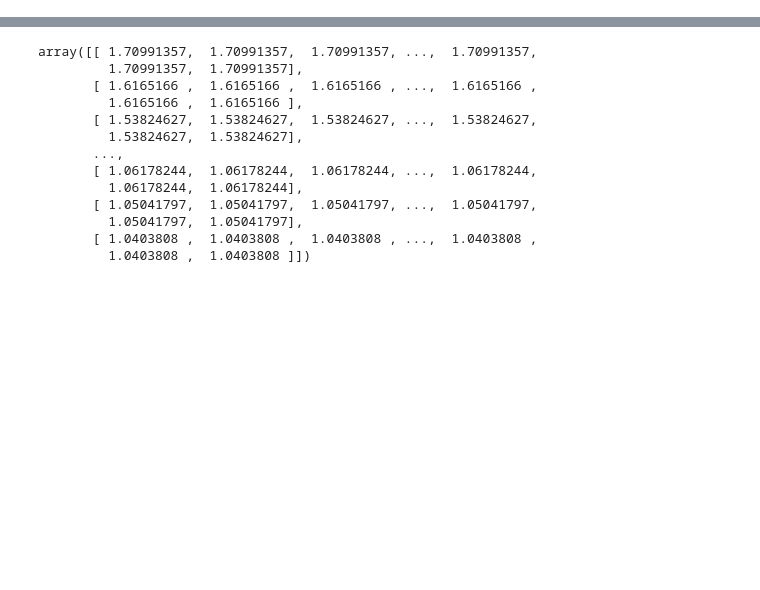
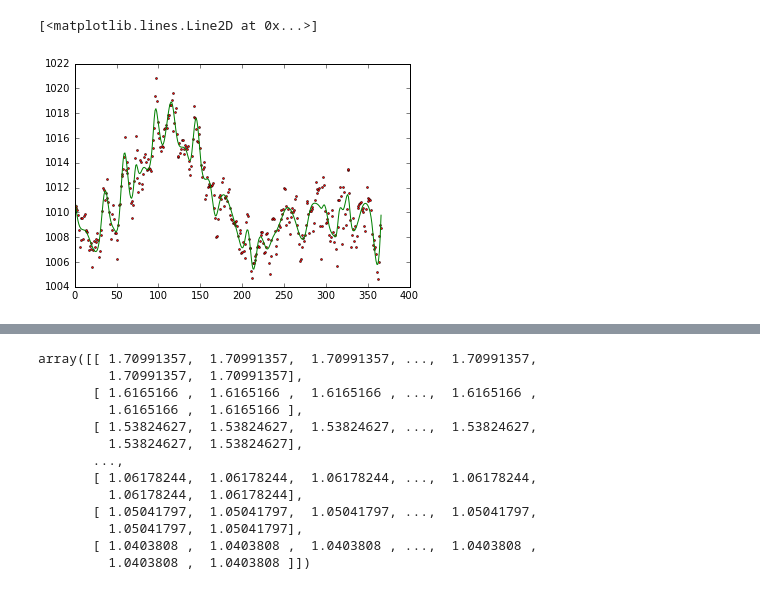
Before and after one commit to bird-house/flyingpigeon, a Jupyter notebook: notebooks/modules_weatherregimes.ipynb, the cells around one changed output, grey strips where cells are left out. Cells and saved outputs as stored; diff of their text form; code cells hidden in the pictures; blank space fills up the shorter version.

Commit message:
R to python smoothing experimentations

```diff
--- a/notebooks/modules_weatherregimes.ipynb
+++ b/notebooks/modules_weatherregimes.ipynb
@@ -31,4 +31,4 @@ variable = 'slp'
 conform_units_to=None #'hPa'
 bbox='-80,50,22.5,70'
 
-model_grouped = call(resource=model_nc,variable=variable, time_region=time_region, conform_units_to=conform_units_to)
+model_concat = call(resource=model_nc,variable=variable,  conform_units_to=conform_units_to)
@@ -38,5 +46,6 @@ from cdo import Cdo
 cdo = Cdo()
 
 ip, model_subset = mkstemp(dir='.',suffix='.nc')
-model_subset  = cdo.sellonlatbox('%s' % bbox, input=model_grouped, output=model_subset)
-model_subset
+model_subset  = cdo.sellonlatbox('%s' % bbox, input=model_concat, output=model_subset)
+from cdo import Cdo
+  cdo = Cdo()
@@ -45,0 +52,16 @@ model_subset
+# %%
+ip , nc_anual_cycle = mkstemp(dir='.',suffix='.nc')
+ip , nc_anomal = mkstemp(dir='.',suffix='.nc')
+ip , nc_period = mkstemp(dir='.',suffix='.nc')
+# %%
+nc_period = cdo.selyear('1970/1999', input= model_subset, output=nc_period)
+nc_anual_cycle = cdo.ydaymean(input= nc_period , output=nc_anual_cycle)
+
+### spline for smoothing
+
+from netCDF4 import Dataset
+variable = utils.get_variable(nc_anual_cycle)
+
+ds = Dataset(nc_anual_cycle, mode='a')
+
+vals = ds.variables[variable]
@@ -45,0 +78,15 @@ model_subset
+# %%
+#s = UnivariateSpline(x, y, s=1)
+x = np.linspace(1, vals.shape[0], num=vals.shape[0], endpoint=True)
+y = vals[:,0,0]/100
+
+xs = np.linspace(1, vals.shape[0], num=vals.shape[0], endpoint=True)
+ys = s(xs)
+plt.plot(x, y, 'ro', ms=2 )
+
+spl = UnivariateSpline(x, y,)
+# spl.set_smoothing_factor(900)
+plt.plot(xs, spl(xs), 'g',)
+# %% [output]
+[<matplotlib.lines.Line2D at 0x...>]
+[figure, added]
```
Also changed, not shown: parts of 15 cells of this notebook, 3 other files.
